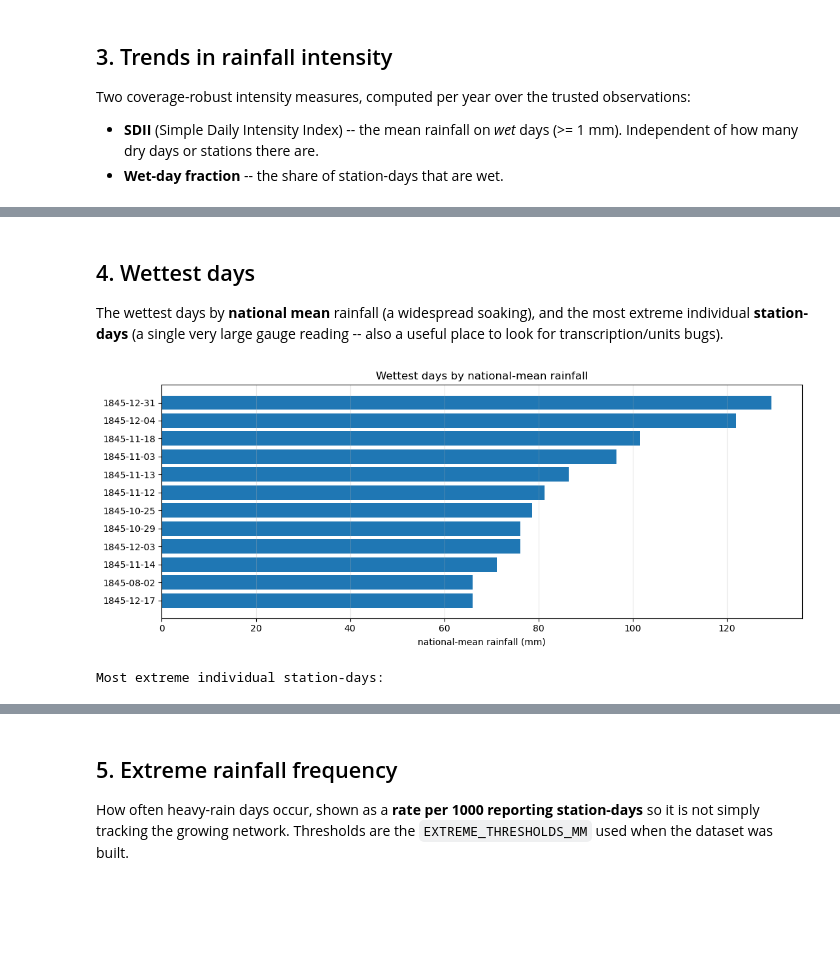
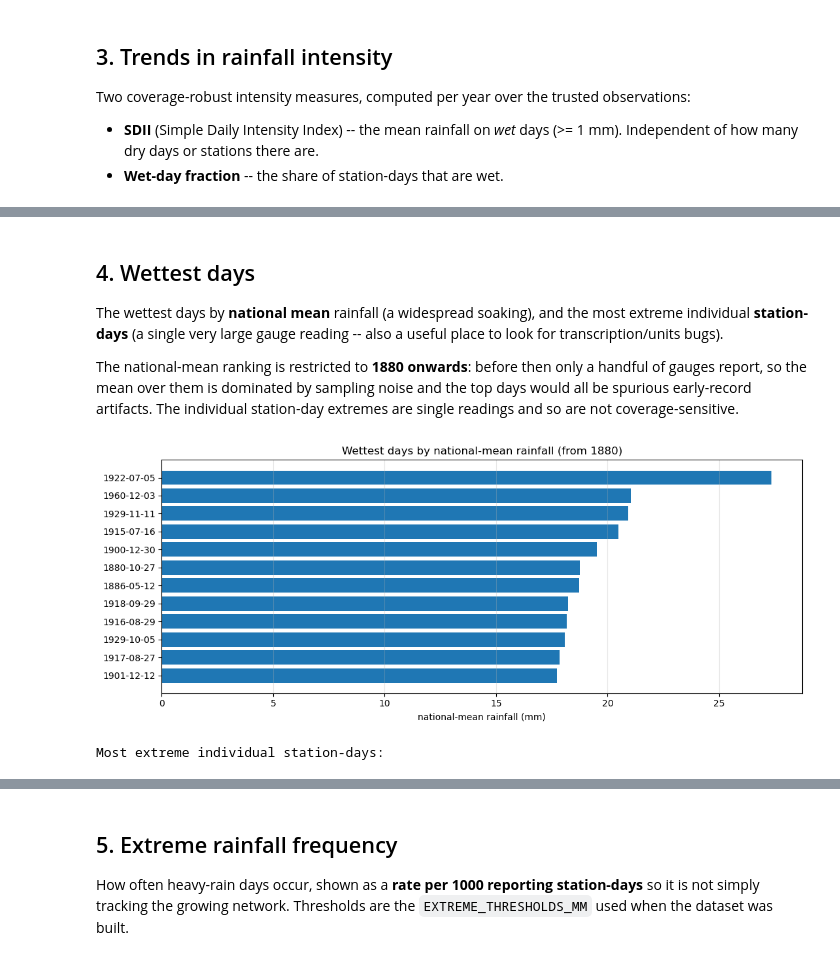
Before and after one commit to Philip-Brohan-MO/Auto-Daily-Rainfall-QC-MO, a Jupyter notebook: notebooks/analyse_sef_output.ipynb, the cells around one changed output, grey strips where cells are left out. Drawn from its saved outputs; the diff is of its cells as text; code cells hidden in the pictures; blank space fills up the shorter version.

```diff
--- a/notebooks/analyse_sef_output.ipynb
+++ b/notebooks/analyse_sef_output.ipynb
@@ -311,32 +575,38 @@ intensity.assign(sdii_mm=intensity["sdii_mm"].round(2),
 The wettest days by **national mean** rainfall (a widespread soaking), and the
 most extreme individual **station-days** (a single very large gauge reading --
 also a useful place to look for transcription/units bugs).
+
+The national-mean ranking is restricted to **1880 onwards**: before then only a
+handful of gauges report, so the mean over them is dominated by sampling noise
+and the top days would all be spurious early-record artifacts. The individual
+station-day extremes are single readings and so are not coverage-sensitive.
 # %%
 wettest_national = q('''
     SELECT obs_date, n_stations_reporting,
         round(mean_mm, 2) AS mean_mm, round(max_mm, 1) AS max_mm, argmax_location
     FROM read_parquet({daily})
+    WHERE year >= 1880
     ORDER BY mean_mm DESC LIMIT 12
 ''')
 
 fig, ax = plt.subplots(figsize=(11, 4.5))
 labels = wettest_national["obs_date"].astype(str)
 ax.barh(labels[::-1], wettest_national["mean_mm"][::-1], color="#1f77b4")
 ax.set_xlabel("national-mean rainfall (mm)")
-ax.set_title("Wettest days by national-mean rainfall")
+ax.set_title("Wettest days by national-mean rainfall (from 1880)")
 ax.grid(alpha=0.3, axis="x")
 plt.tight_layout()
 plt.show()
 
 print("Most extreme individual station-days:")
 q('''
     SELECT obs_date, station_id, location_name, round(value_mm, 1) AS value_mm,
         round(latitude, 3) AS lat, round(longitude, 3) AS lon
     FROM read_parquet({obs})
     WHERE passed AND value_mm IS NOT NULL
     ORDER BY value_mm DESC LIMIT 12
 ''')
 # %% [output]
-[figure, old version]
+[figure, new version]
 Most extreme individual station-days:
 |  | obs_date | station_id | location_name | value_mm | lat | lon |
```
Also changed, not shown: parts of 12 cells of this notebook, 6 other files.
